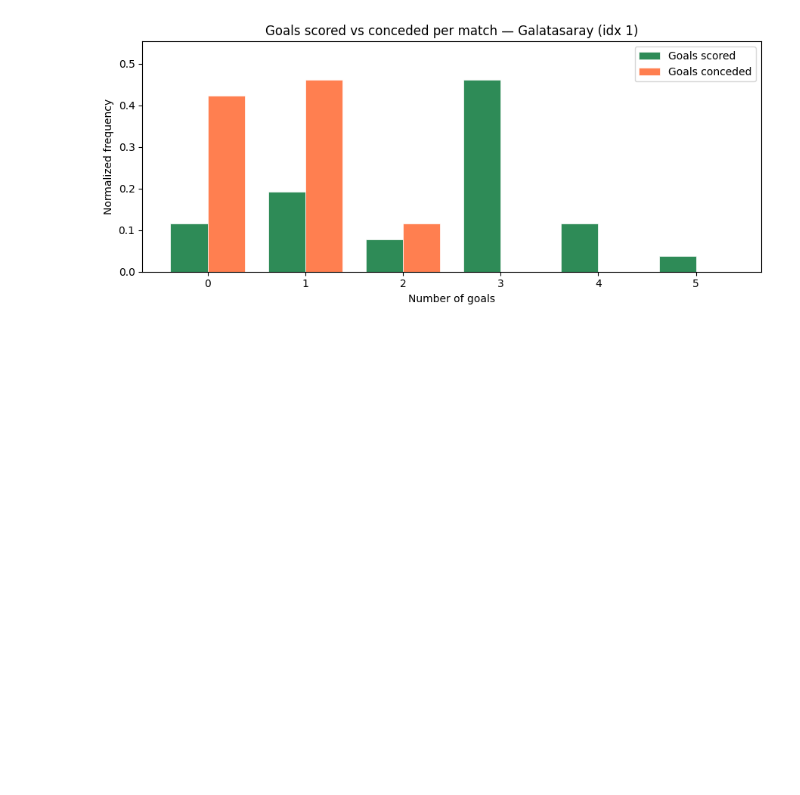
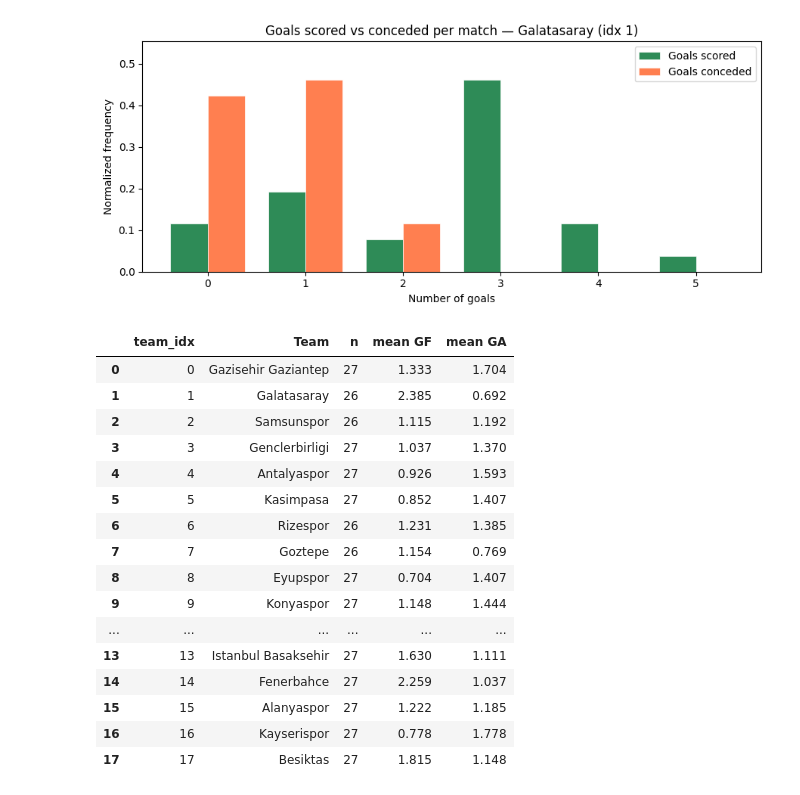
Before and after one commit to BerkIGuler/SoccerPrediction, a Jupyter notebook: num_goals_distribution.ipynb, the cells around one changed output. Cells and saved outputs as stored; diff of their text form; code cells hidden in the pictures; blank space fills up the shorter version.

```diff
--- a/num_goals_distribution.ipynb
+++ b/num_goals_distribution.ipynb
@@ -141,3 +141,91 @@ k   P(scored=k)  P(conceded=k)
  4   0.1154        0.0000
  5   0.0385        0.0000
 [figure]
+# %%
+# Mean goals scored & conceded per team (played matches only; `?` weeks excluded)
+import re
+from pathlib import Path
+
+import numpy as np
+import pandas as pd
+
+DATA = Path("data/super_league")
+
+
+def load_idx_to_name(yaml_path: Path) -> dict[int, str]:
+    out: dict[int, str] = {}
+    for raw in yaml_path.read_text(encoding="utf-8").splitlines():
+        line = raw.strip()
+        if not line or line.startswith("#") or ":" not in line:
+            continue
+        name, _, rest = line.partition(":")
+        out[int(rest.strip())] = name.strip()
+    return out
+
+
+def parse_goals(cell: str) -> tuple[int, int] | None:
+    m = re.fullmatch(r"\d+:(\d+)-(\d+)", str(cell).strip())
+    if not m:
+        return None
+    return int(m.group(1)), int(m.group(2))
+
+
+idx_to_name = load_idx_to_name(DATA / "teams.yaml")
+df_scores = pd.read_csv(DATA / "scores.csv")
+week_cols = [c for c in df_scores.columns if c.startswith("w")]
+
+records: list[dict] = []
+for _, row in df_scores.iterrows():
+    idx = int(row["team_idx"])
+    scored: list[int] = []
+    conceded: list[int] = []
+    for c in week_cols:
+        p = parse_goals(row[c])
+        if p is not None:
+            scored.append(p[0])
+            conceded.append(p[1])
+    records.append(
+        {
+            "idx": idx,
+            "team": idx_to_name[idx],
+            "matches": len(scored),
+            "mean_scored": float(np.mean(scored)) if scored else np.nan,
+            "mean_conceded": float(np.mean(conceded)) if conceded else np.nan,
+        }
+    )
+
+summary = pd.DataFrame(records).sort_values("idx").reset_index(drop=True)
+summary["mean_scored"] = summary["mean_scored"].round(3)
+summary["mean_conceded"] = summary["mean_conceded"].round(3)
+
+# Nicely formatted table (gradient highlights higher attack / leakier defense)
+col_renames = {
+    "idx": "team_idx",
+    "team": "Team",
+    "matches": "n",
+    "mean_scored": "mean GF",
+    "mean_conceded": "mean GA",
+}
+view = summary.rename(columns=col_renames)
+styled = view.style.format({"mean GF": "{:.3f}", "mean GA": "{:.3f}", "n": "{:d}"}).background_gradient(
+    subset=["mean GF"], cmap="Greens", axis=None
+).background_gradient(subset=["mean GA"], cmap="Reds", axis=None)
+styled
+# %% [output]
+|  | team_idx | Team | n | mean GF | mean GA |
+| 0 | 0 | Gazisehir Gaziantep | 27 | 1.333 | 1.704 |
+| 1 | 1 | Galatasaray | 26 | 2.385 | 0.692 |
+| 2 | 2 | Samsunspor | 26 | 1.115 | 1.192 |
+| 3 | 3 | Genclerbirligi | 27 | 1.037 | 1.370 |
+| 4 | 4 | Antalyaspor | 27 | 0.926 | 1.593 |
+| 5 | 5 | Kasimpasa | 27 | 0.852 | 1.407 |
+| 6 | 6 | Rizespor | 26 | 1.231 | 1.385 |
+| 7 | 7 | Goztepe | 26 | 1.154 | 0.769 |
+| 8 | 8 | Eyupspor | 27 | 0.704 | 1.407 |
+| 9 | 9 | Konyaspor | 27 | 1.148 | 1.444 |
+| ... | ... | ... | ... | ... | ... |
+| 13 | 13 | Istanbul Basaksehir | 27 | 1.630 | 1.111 |
+| 14 | 14 | Fenerbahce | 27 | 2.259 | 1.037 |
+| 15 | 15 | Alanyaspor | 27 | 1.222 | 1.185 |
+| 16 | 16 | Kayserispor | 27 | 0.778 | 1.778 |
+| 17 | 17 | Besiktas | 27 | 1.815 | 1.148 |
```
Also changed, not shown: parts of 1 cell of this notebook, 5 other files.
